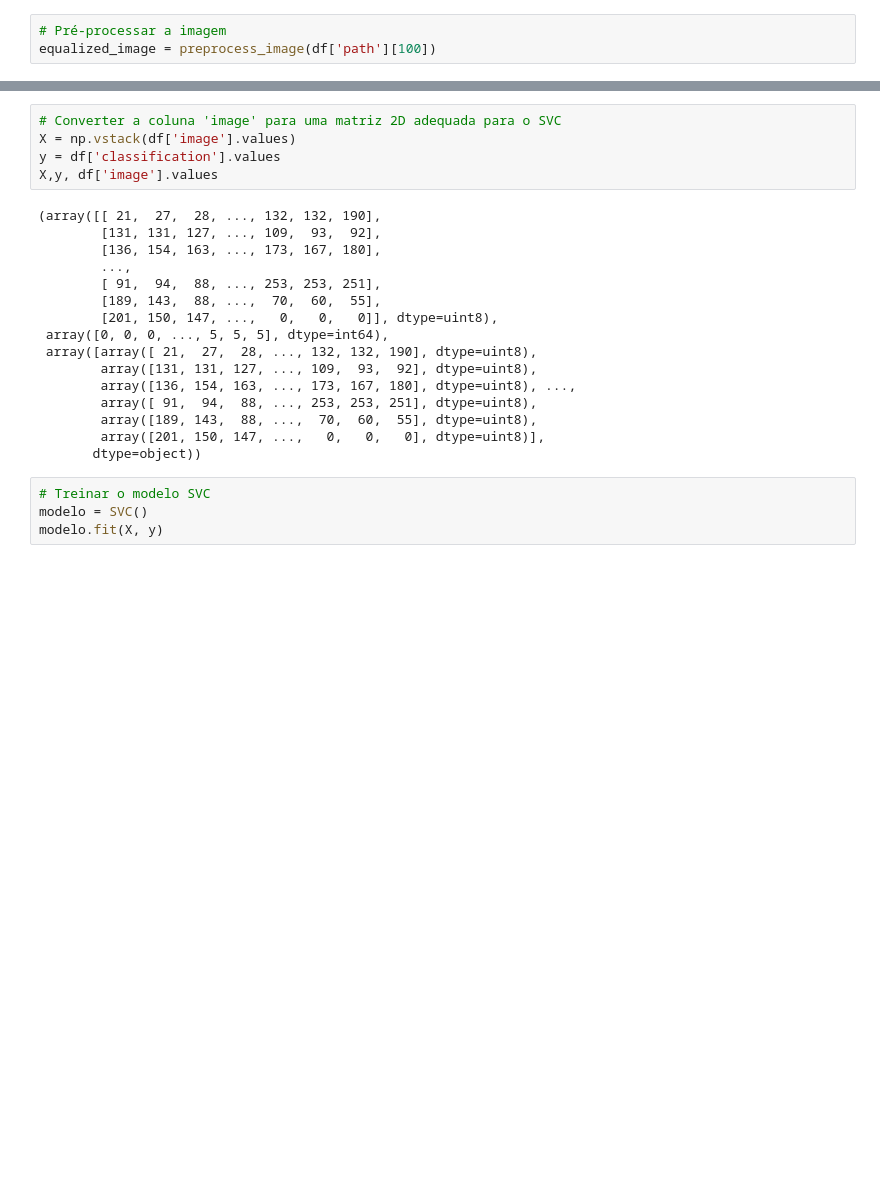
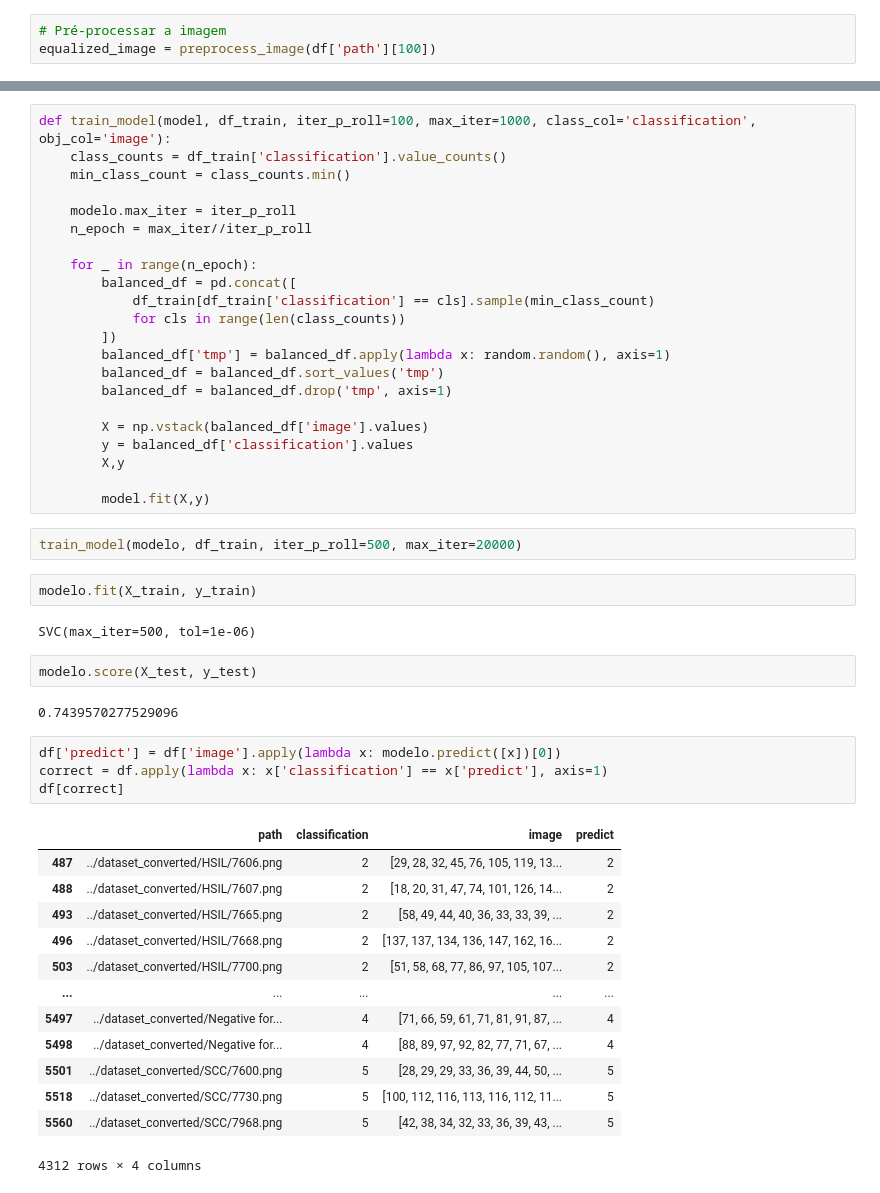
Before and after one commit to Henriquemcc/Trabalho_Pratico_-_Processamento_e_Analise_de_Imagens_-_2024-1, a Jupyter notebook: svm_kosta.ipynb, the cells around one changed output, grey strips where cells are left out. Saved outputs shown, nothing was run; the diff lists cells and outputs as text; blank space fills up the shorter version.

Commit message:
svm training finished

```diff
--- a/svm_kosta.ipynb
+++ b/svm_kosta.ipynb
@@ -113,25 +150,50 @@ Name: image, dtype: object
+# %%
+def train_model(model, df_train, iter_p_roll=100, max_iter=1000, class_col='classification', obj_col='image'):
+    class_counts = df_train['classification'].value_counts()
+    min_class_count = class_counts.min()
+
+    modelo.max_iter = iter_p_roll
+    n_epoch = max_iter//iter_p_roll
+
+    for _ in range(n_epoch):
+        balanced_df = pd.concat([
+            df_train[df_train['classification'] == cls].sample(min_class_count)
+            for cls in range(len(class_counts))
+        ])
+        balanced_df['tmp'] = balanced_df.apply(lambda x: random.random(), axis=1)
+        balanced_df = balanced_df.sort_values('tmp')
+        balanced_df = balanced_df.drop('tmp', axis=1)
+
+        X = np.vstack(balanced_df['image'].values)
+        y = balanced_df['classification'].values
+        X,y
+
+        model.fit(X,y)
+# %%
+train_model(modelo, df_train, iter_p_roll=500, max_iter=20000)
+# %%
+modelo.fit(X_train, y_train)
+# %% [output]
+SVC(max_iter=500, tol=1e-06)
 # %%
-# Converter a coluna 'image' para uma matriz 2D adequada para o SVC
-X = np.vstack(df['image'].values)
-y = df['classification'].values
-X,y, df['image'].values
+modelo.score(X_test, y_test)
 # %% [output]
-(array([[ 21,  27,  28, ..., 132, 132, 190],
-        [131, 131, 127, ..., 109,  93,  92],
-        [136, 154, 163, ..., 173, 167, 180],
-        ...,
-        [ 91,  94,  88, ..., 253, 253, 251],
-        [189, 143,  88, ...,  70,  60,  55],
-        [201, 150, 147, ...,   0,   0,   0]], dtype=uint8),
- array([0, 0, 0, ..., 5, 5, 5], dtype=int64),
- array([array([ 21,  27,  28, ..., 132, 132, 190], dtype=uint8),
-        array([131, 131, 127, ..., 109,  93,  92], dtype=uint8),
-        array([136, 154, 163, ..., 173, 167, 180], dtype=uint8), ...,
-        array([ 91,  94,  88, ..., 253, 253, 251], dtype=uint8),
-        array([189, 143,  88, ...,  70,  60,  55], dtype=uint8),
-        array([201, 150, 147, ...,   0,   0,   0], dtype=uint8)],
-       dtype=object))
+0.7439570277529096
-# %%
-# Treinar o modelo SVC
-modelo = SVC()
-modelo.fit(X, y)
+# %%
+df['predict'] = df['image'].apply(lambda x: modelo.predict([x])[0])
+correct = df.apply(lambda x: x['classification'] == x['predict'], axis=1)
+df[correct]
+# %% [output]
+|  | path | classification | image | predict |
+| 487 | ../dataset_converted/HSIL/7606.png | 2 | [29, 28, 32, 45, 76, 105, 119, 13... | 2 |
+| 488 | ../dataset_converted/HSIL/7607.png | 2 | [18, 20, 31, 47, 74, 101, 126, 14... | 2 |
+| 493 | ../dataset_converted/HSIL/7665.png | 2 | [58, 49, 44, 40, 36, 33, 33, 39, ... | 2 |
+| 496 | ../dataset_converted/HSIL/7668.png | 2 | [137, 137, 134, 136, 147, 162, 16... | 2 |
+| 503 | ../dataset_converted/HSIL/7700.png | 2 | [51, 58, 68, 77, 86, 97, 105, 107... | 2 |
+| ... | ... | ... | ... | ... |
+| 5497 | ../dataset_converted/Negative for... | 4 | [71, 66, 59, 61, 71, 81, 91, 87, ... | 4 |
+| 5498 | ../dataset_converted/Negative for... | 4 | [88, 89, 97, 92, 82, 77, 71, 67, ... | 4 |
+| 5501 | ../dataset_converted/SCC/7600.png | 5 | [28, 29, 29, 33, 36, 39, 44, 50, ... | 5 |
+| 5518 | ../dataset_converted/SCC/7730.png | 5 | [100, 112, 116, 113, 116, 112, 11... | 5 |
+| 5560 | ../dataset_converted/SCC/7968.png | 5 | [42, 38, 34, 32, 33, 36, 39, 43, ... | 5 |
+4312 rows × 4 columns
```
Also changed, not shown: parts of 14 cells of this notebook.
